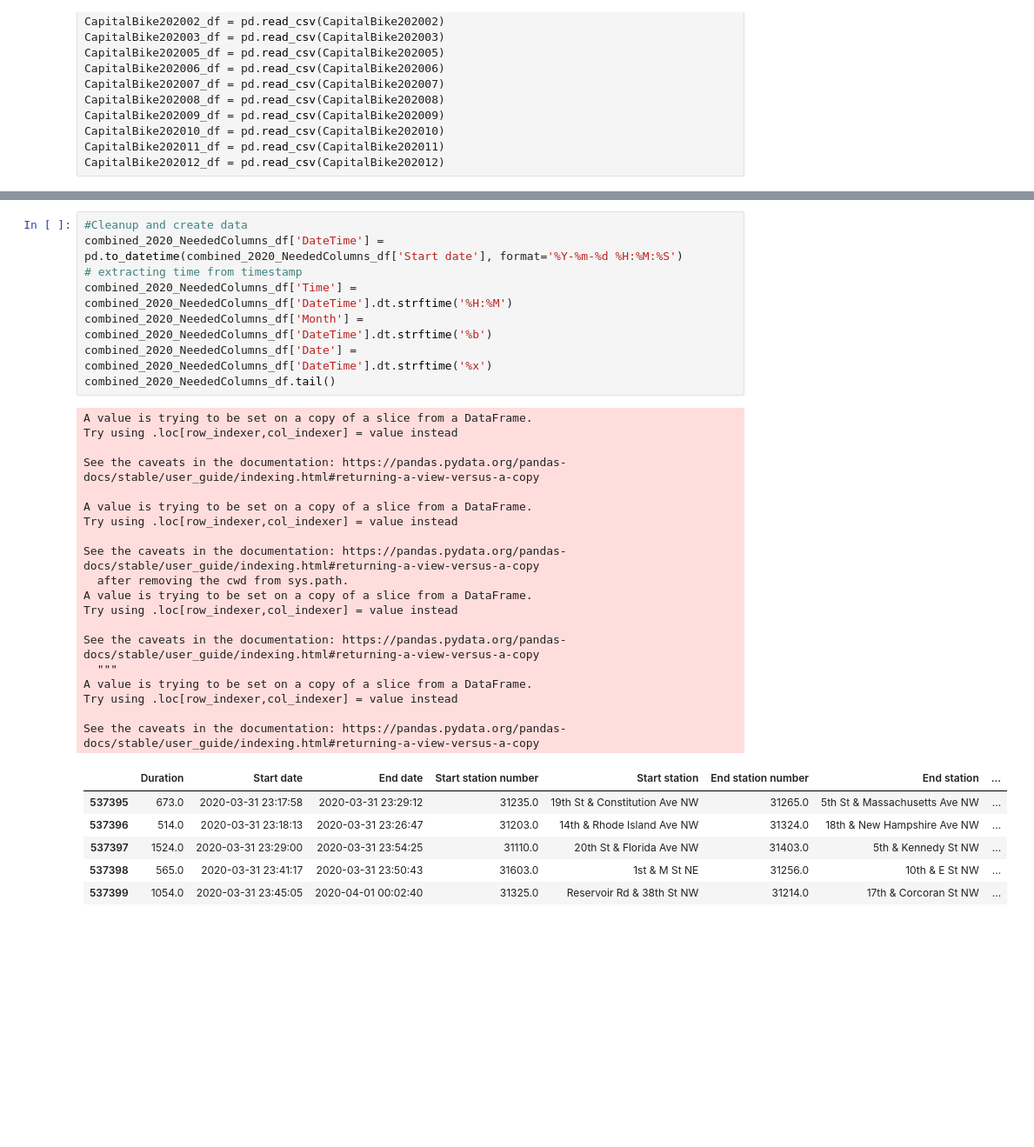
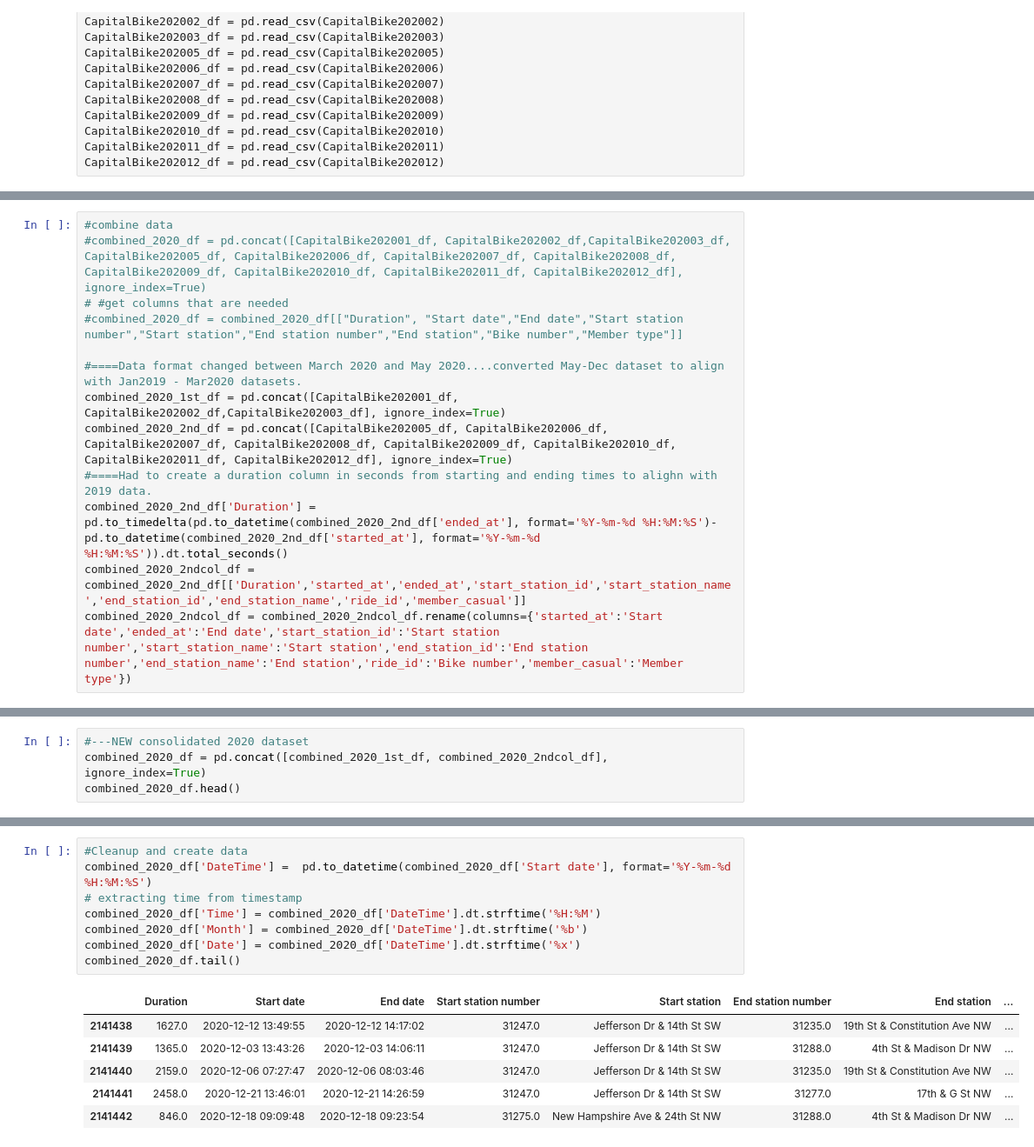
Before and after one commit to digantpatel87/Project1D2, a Jupyter notebook: Code/Project1D2.ipynb, the cells around one changed output, grey strips where cells are left out. Shown: that part at 87% size. Saved outputs shown, nothing was run; the diff lists cells and outputs as text; blank space fills up the shorter version.

Commit message:
Mike changes data cleanup

```diff
--- a/Code/Project1D2.ipynb
+++ b/Code/Project1D2.ipynb
@@ -150,0 +141,13 @@ combined_2020_NeededColumns_df.head()
+# %%
+#combine data
+#combined_2020_df = pd.concat([CapitalBike202001_df, CapitalBike202002_df,CapitalBike202003_df, CapitalBike202005_df, CapitalBike202006_df, CapitalBike202007_df, CapitalBike202008_df, CapitalBike202009_df, CapitalBike202010_df, CapitalBike202011_df, CapitalBike202012_df], ignore_index=True)
+# #get columns that are needed
+#combined_2020_df = combined_2020_df[["Duration", "Start date","End date","Start station number","Start station","End station number","End station","Bike number","Member type"]]
+
+#====Data format changed between March 2020 and May 2020....converted May-Dec dataset to align with Jan2019 - Mar2020 datasets.
+combined_2020_1st_df = pd.concat([CapitalBike202001_df, CapitalBike202002_df,CapitalBike202003_df], ignore_index=True)
+combined_2020_2nd_df = pd.concat([CapitalBike202005_df, CapitalBike202006_df, CapitalBike202007_df, CapitalBike202008_df, CapitalBike202009_df, CapitalBike202010_df, CapitalBike202011_df, CapitalBike202012_df], ignore_index=True)
+#====Had to create a duration column in seconds from starting and ending times to alighn with 2019 data.
+combined_2020_2nd_df['Duration'] = pd.to_timedelta(pd.to_datetime(combined_2020_2nd_df['ended_at'], format='%Y-%m-%d %H:%M:%S')-pd.to_datetime(combined_2020_2nd_df['started_at'], format='%Y-%m-%d %H:%M:%S')).dt.total_seconds()
+combined_2020_2ndcol_df = combined_2020_2nd_df[['Duration','started_at','ended_at','start_station_id','start_station_name','end_station_id','end_station_name','ride_id','member_casual']]
+combined_2020_2ndcol_df = combined_2020_2ndcol_df.rename(columns={'started_at':'Start date','ended_at':'End date','start_station_id':'Start station number','start_station_name':'Start station','end_station_id':'End station number','end_station_name':'End station','ride_id':'Bike number','member_casual':'Member type'})
@@ -150,0 +192,4 @@ combined_2020_NeededColumns_df.head()
+# %%
+#---NEW consolidated 2020 dataset
+combined_2020_df = pd.concat([combined_2020_1st_df, combined_2020_2ndcol_df], ignore_index=True)
+combined_2020_df.head()
@@ -172,36 +219,17 @@ Member type             537400
 dtype: int64
 # %%
 #Cleanup and create data
-combined_2020_NeededColumns_df['DateTime'] =  pd.to_datetime(combined_2020_NeededColumns_df['Start date'], format='%Y-%m-%d %H:%M:%S')
+combined_2020_df['DateTime'] =  pd.to_datetime(combined_2020_df['Start date'], format='%Y-%m-%d %H:%M:%S')
 # extracting time from timestamp
-combined_2020_NeededColumns_df['Time'] = combined_2020_NeededColumns_df['DateTime'].dt.strftime('%H:%M')
-combined_2020_NeededColumns_df['Month'] = combined_2020_NeededColumns_df['DateTime'].dt.strftime('%b')
-combined_2020_NeededColumns_df['Date'] = combined_2020_NeededColumns_df['DateTime'].dt.strftime('%x')
-combined_2020_NeededColumns_df.tail()
+combined_2020_df['Time'] = combined_2020_df['DateTime'].dt.strftime('%H:%M')
+combined_2020_df['Month'] = combined_2020_df['DateTime'].dt.strftime('%b')
+combined_2020_df['Date'] = combined_2020_df['DateTime'].dt.strftime('%x')
+combined_2020_df.tail()
 # %% [output]
-A value is trying to be set on a copy of a slice from a DataFrame.
-Try using .loc[row_indexer,col_indexer] = value instead
-
-See the caveats in the documentation: https://pandas.pydata.org/pandas-docs/stable/user_guide/indexing.html#returning-a-view-versus-a-copy
-
-A value is trying to be set on a copy of a slice from a DataFrame.
-Try using .loc[row_indexer,col_indexer] = value instead
-
-See the caveats in the documentation: https://pandas.pydata.org/pandas-docs/stable/user_guide/indexing.html#returning-a-view-versus-a-copy
-  after removing the cwd from sys.path.
-A value is trying to be set on a copy of a slice from a DataFrame.
-Try using .loc[row_indexer,col_indexer] = value instead
-
-See the caveats in the documentation: https://pandas.pydata.org/pandas-docs/stable/user_guide/indexing.html#returning-a-view-versus-a-copy
-  """
-A value is trying to be set on a copy of a slice from a DataFrame.
-Try using .loc[row_indexer,col_indexer] = value instead
-
-See the caveats in the documentation: https://pandas.pydata.org/pandas-docs/stable/user_guide/indexing.html#returning-a-view-versus-a-copy
 |  | Duration | Start date | End date | Start station number | Start station | End station number | End station | ... |
-| 537395 | 673.0 | 2020-03-31 23:17:58 | 2020-03-31 23:29:12 | 31235.0 | 19th St & Constitution Ave NW | 31265.0 | 5th St & Massachusetts Ave NW | ... |
-| 537396 | 514.0 | 2020-03-31 23:18:13 | 2020-03-31 23:26:47 | 31203.0 | 14th & Rhode Island Ave NW | 31324.0 | 18th & New Hampshire Ave NW | ... |
-| 537397 | 1524.0 | 2020-03-31 23:29:00 | 2020-03-31 23:54:25 | 31110.0 | 20th St & Florida Ave NW | 31403.0 | 5th & Kennedy St NW | ... |
-| 537398 | 565.0 | 2020-03-31 23:41:17 | 2020-03-31 23:50:43 | 31603.0 | 1st & M St NE | 31256.0 | 10th & E St NW | ... |
-| 537399 | 1054.0 | 2020-03-31 23:45:05 | 2020-04-01 00:02:40 | 31325.0 | Reservoir Rd & 38th St NW | 31214.0 | 17th & Corcoran St NW | ... |
+| 2141438 | 1627.0 | 2020-12-12 13:49:55 | 2020-12-12 14:17:02 | 31247.0 | Jefferson Dr & 14th St SW | 31235.0 | 19th St & Constitution Ave NW | ... |
+| 2141439 | 1365.0 | 2020-12-03 13:43:26 | 2020-12-03 14:06:11 | 31247.0 | Jefferson Dr & 14th St SW | 31288.0 | 4th St & Madison Dr NW | ... |
+| 2141440 | 2159.0 | 2020-12-06 07:27:47 | 2020-12-06 08:03:46 | 31247.0 | Jefferson Dr & 14th St SW | 31235.0 | 19th St & Constitution Ave NW | ... |
+| 2141441 | 2458.0 | 2020-12-21 13:46:01 | 2020-12-21 14:26:59 | 31247.0 | Jefferson Dr & 14th St SW | 31277.0 | 17th & G St NW | ... |
+| 2141442 | 846.0 | 2020-12-18 09:09:48 | 2020-12-18 09:23:54 | 31275.0 | New Hampshire Ave & 24th St NW | 31288.0 | 4th St & Madison Dr NW | ... |
 # %%
```
Also changed, not shown: parts of 14 cells of this notebook.
